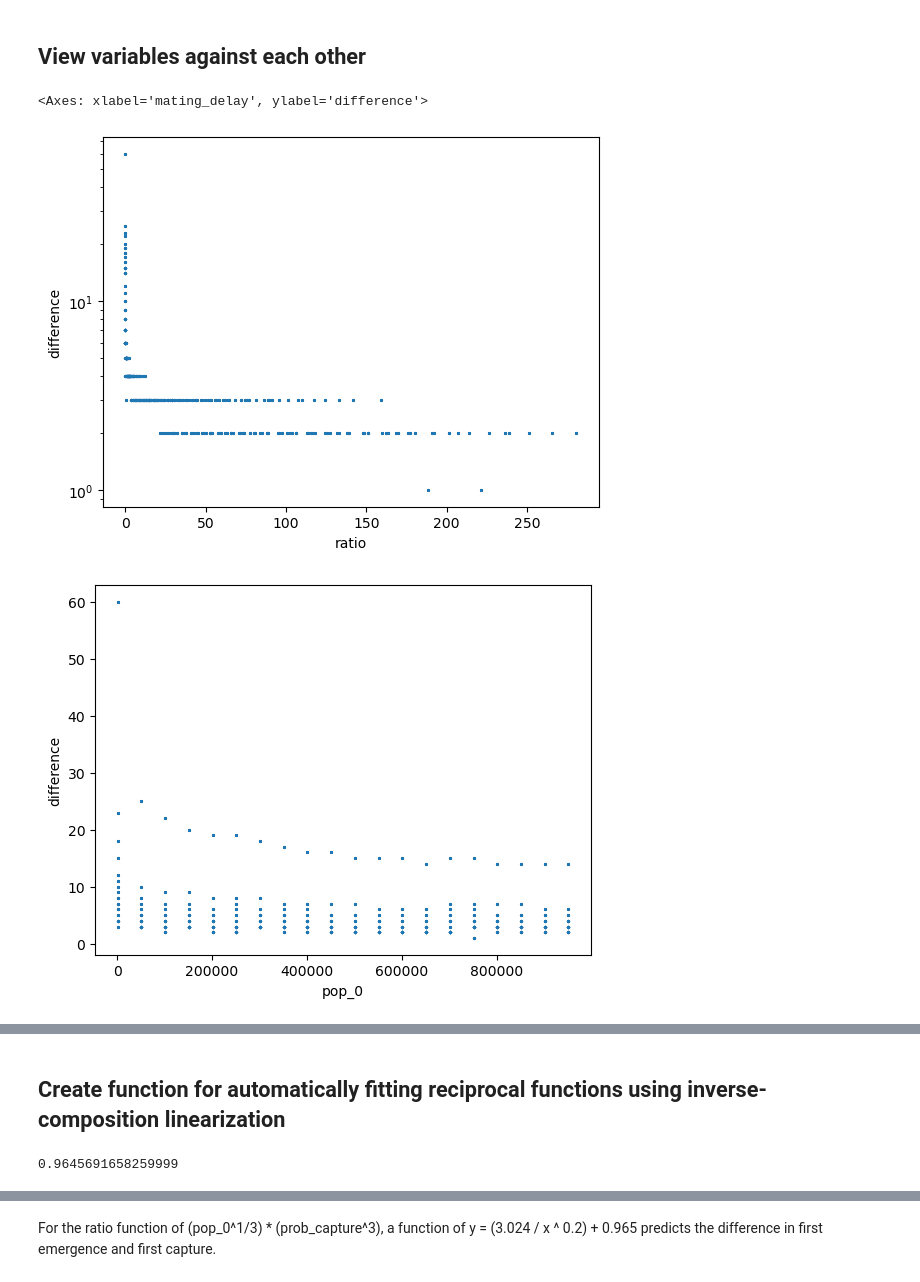
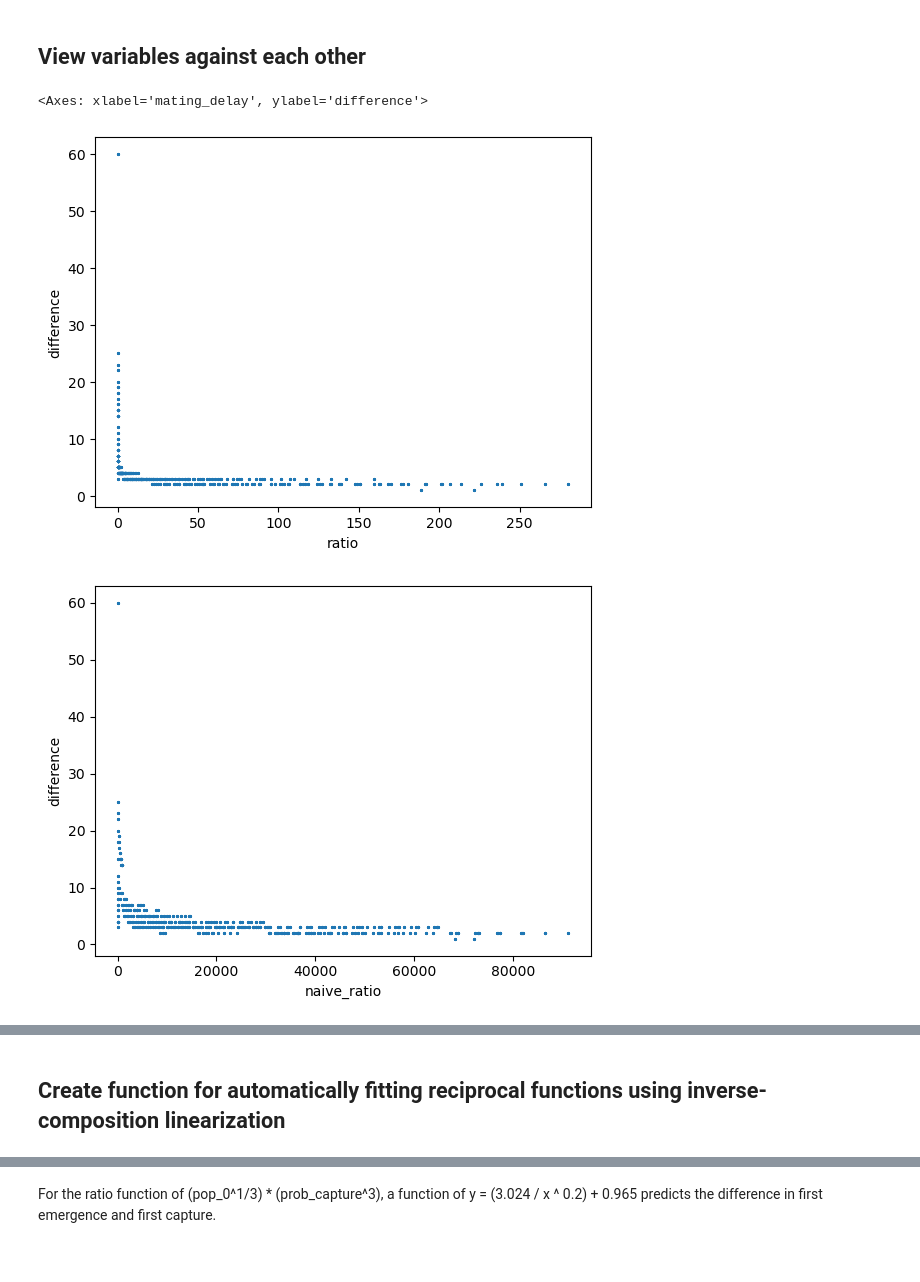
Before and after one commit to PacificBird/InsectPhenologyCaptureSim, a Jupyter notebook: multi_analysis.ipynb, the cells around one changed output, grey strips where cells are left out. Cells and saved outputs as stored; diff of their text form; code cells hidden in the pictures.

Commit message:
Finished autofit function and improved the analysis doc

```diff
--- a/multi_analysis.ipynb
+++ b/multi_analysis.ipynb
@@ -23,5 +23,6 @@ for frame in dfs:
         pop_0 = frame.head(1).pop_0.iloc[0]
         prob_capture = frame.head(1).prob_capture.iloc[0]
         mating_delay = frame.head(1).mating_delay.iloc[0]
+        ratio_naive = pop_0 * prob_capture
         ratio = (pop_0 ** 1/3) * (prob_capture ** 3)
-        first_capture_data.append((diff, ratio, pop_0, prob_capture, mating_delay))
+        first_capture_data.append((diff, ratio, ratio_naive, pop_0, prob_capture, mating_delay))
@@ -28,17 +31,18 @@ for frame in dfs:
 # %% [markdown]
 ## Organize data into three dataframes, a unified frame, an explanitory varaible frame, and a dependent variable frame
 # %%
-capture_df = pd.DataFrame(first_capture_data, columns=['difference', 'ratio', 'pop_0', 'prob_capture', 'mating_delay'])
+capture_df = pd.DataFrame(first_capture_data, columns=['difference', 'ratio', 'naive_ratio', 'pop_0', 'prob_capture', 'mating_delay'])
 df_x = capture_df.drop('difference', axis=1)
 df_y = capture_df['difference']
 # %% [markdown]
 ## View variables against each other
 # %%
-capture_df.plot.scatter(1, 0, 1.5, logy=True)
+capture_df.plot.scatter(1, 0, 1.5, logy=False)
 capture_df.plot.scatter(2, 0, 1.5, logy=False)
 capture_df.plot.scatter(3, 0, 1.5, logy=False)
 capture_df.plot.scatter(4, 0, 1.5, logy=False)
+capture_df.plot.scatter(5, 0, 1.5, logy=False)
 # %% [output]
 <Axes: xlabel='mating_delay', ylabel='difference'>
-[figure, old version]
+[figure, new version]
-[figure, old version]
+[figure, new version]
@@ -47,13 +52,14 @@ capture_df.plot.scatter(4, 0, 1.5, logy=False)
 # %% [markdown]
 ## Create function for automatically fitting reciprocal functions using inverse-composition linearization
 # %%
-def autofit_reciprocal(x, y):
-    a = 3
-    b = 0.7
-    c = 0.2
+def autofit_reciprocal(x, y, a_guess, b_guess, c_guess, full_output=False):
+    a = a_guess
+    b = b_guess
+    c = c_guess
     slope = 2
     intercept = 1
 
+    # fit 'b' parameter
     magnitude = 1
     for _ in range(1,50):
         y_linear = np.power(np.multiply(np.reciprocal(np.subtract(y, b)), a), 1 / c)
@@ -70,9 +76,27 @@ def autofit_reciprocal(x, y):
             b = b_above
         elif abs(p_below[1]) < abs(p_above[1]):
             b = b_below
-    print(b)
 
-autofit_reciprocal(capture_df.ratio, capture_df.difference)
+    # fit 'a' parameter
+    magnitude = 0
+    for _ in range(1,50):
+        y_linear = np.power(np.multiply(np.reciprocal(np.subtract(y, b)), a), 1 / c)
+        p = np.polyfit(x, y_linear, 1, w=np.log(y))
+        a_below = a + (0.1 ** magnitude)
+        a_above = a - (0.1 ** magnitude)
+        y_linear_above = np.power(np.multiply(np.reciprocal(np.subtract(y, b)), a_above), 1 / c)
+        y_linear_below = np.power(np.multiply(np.reciprocal(np.subtract(y, b)), a_below), 1 / c)
+        p_above = np.polyfit(x, y_linear_above, 1, w=np.log(y))
+        p_below = np.polyfit(x, y_linear_below, 1, w=np.log(y))
+        # print(f'{a}, {p_above[0]}, {p[0]}, {p_below[0]}')
+        if abs(p[0] - 1) < abs(p_above[0] - 1) and abs(p[0] - 1) < abs(p_below[0] - 1):
+            magnitude = magnitude + 1
+        elif abs(p_above[0] - 1) < abs(p_below[0] - 1):
+            a = a_above
+        elif abs(p_below[0] - 1) < abs(p_above[0] - 1):
+            a = a_below
+    if full_output:
+        return (a, b, p)
+    else:
+        return (a, b)
-# %% [output]
-0.9645691658259999
 # %% [markdown]
```
Also changed, not shown: parts of 13 cells of this notebook.
